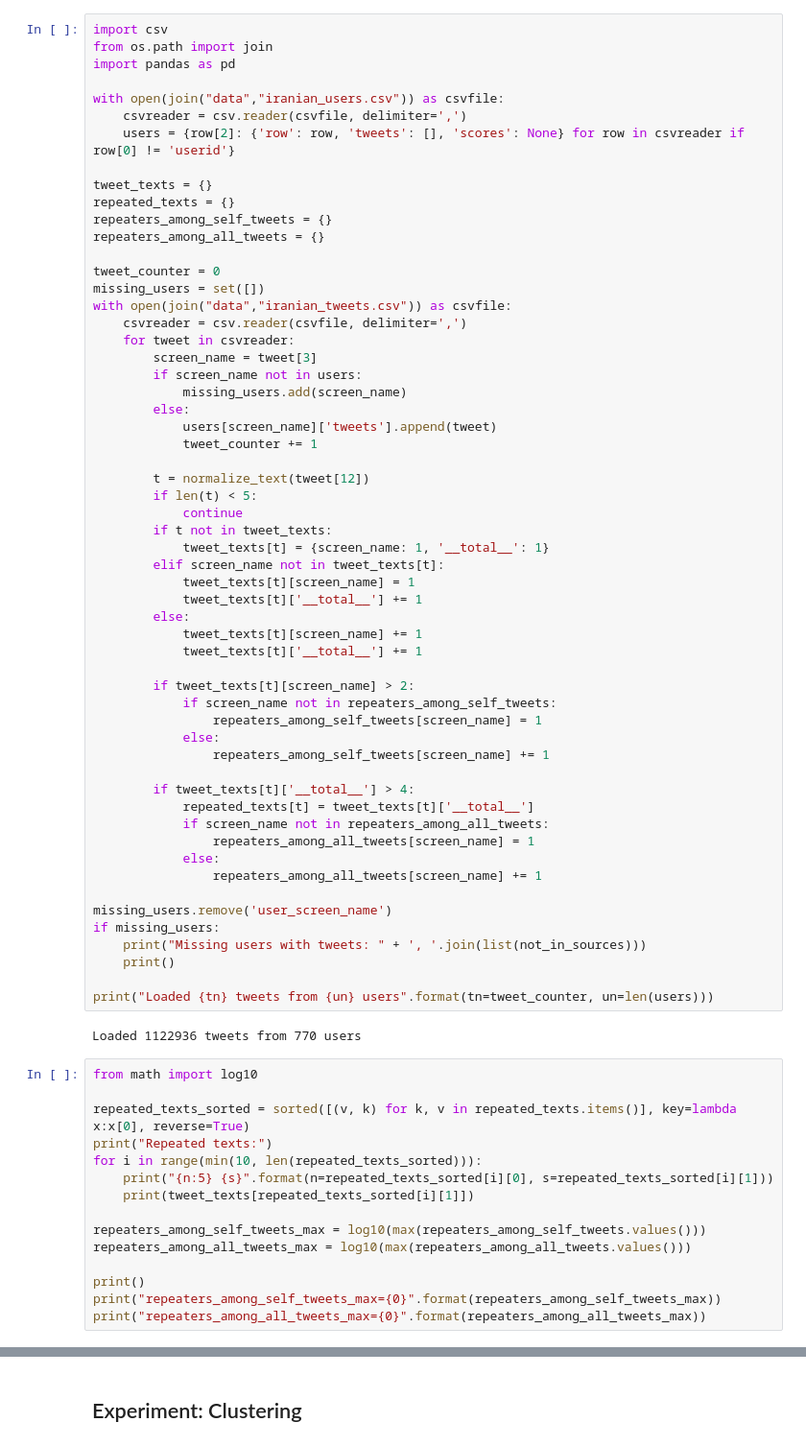
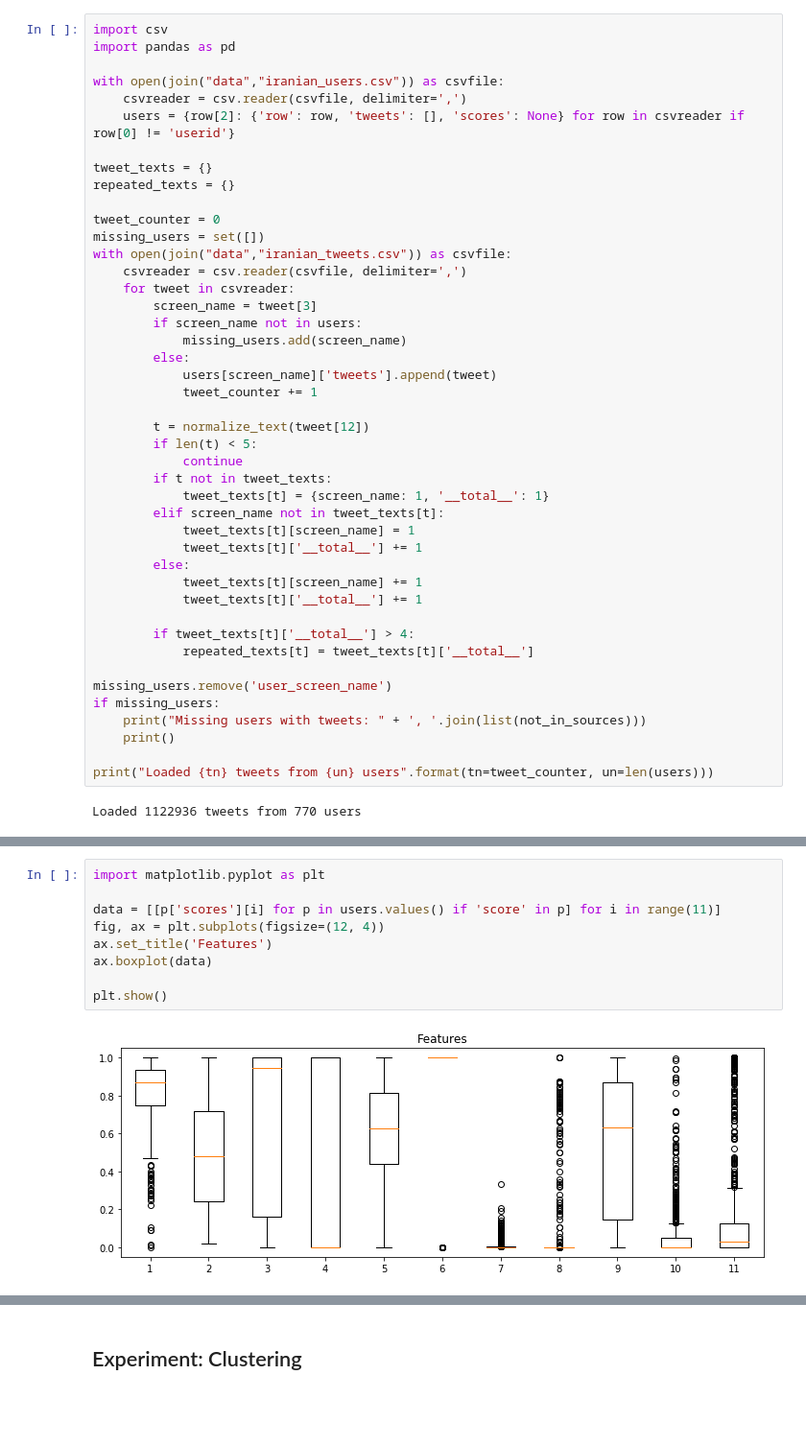
Before and after one commit to remohammadi/DMI-2019, a Jupyter notebook: Operalization.ipynb, the cells around one changed output, grey strips where cells are left out. Shown at 96% size. Saved outputs shown, nothing was run; the diff lists cells and outputs as text; blank space fills up the shorter version.

```diff
--- a/Operalization.ipynb
+++ b/Operalization.ipynb
@@ -55,7 +43,6 @@ DOMAIN_ALIASES = {
 ## Reading the Dataset
 # %%
 import csv
-from os.path import join
 import pandas as pd
 
 with open(join("data","iranian_users.csv")) as csvfile:
@@ -64,8 +51,6 @@ with open(join("data","iranian_users.csv")) as csvfile:
 
 tweet_texts = {}
 repeated_texts = {}
-repeaters_among_self_tweets = {}
-repeaters_among_all_tweets = {}
 
 tweet_counter = 0
 missing_users = set([])
@@ -91,18 +76,8 @@ with open(join("data","iranian_tweets.csv")) as csvfile:
             tweet_texts[t][screen_name] += 1
             tweet_texts[t]['__total__'] += 1
 
-        if tweet_texts[t][screen_name] > 2:
-            if screen_name not in repeaters_among_self_tweets:
-                repeaters_among_self_tweets[screen_name] = 1
-            else:
-                repeaters_among_self_tweets[screen_name] += 1
-
         if tweet_texts[t]['__total__'] > 4:
             repeated_texts[t] = tweet_texts[t]['__total__']
-            if screen_name not in repeaters_among_all_tweets:
-                repeaters_among_all_tweets[screen_name] = 1
-            else:
-                repeaters_among_all_tweets[screen_name] += 1
 
 missing_users.remove('user_screen_name')
 if missing_users:
@@ -112,18 +87,3 @@ if missing_users:
 print("Loaded {tn} tweets from {un} users".format(tn=tweet_counter, un=len(users)))
 # %% [output]
 Loaded 1122936 tweets from 770 users
-# %%
-from math import log10
-
-repeated_texts_sorted = sorted([(v, k) for k, v in repeated_texts.items()], key=lambda x:x[0], reverse=True)
-print("Repeated texts:")
-for i in range(min(10, len(repeated_texts_sorted))):
-    print("{n:5} {s}".format(n=repeated_texts_sorted[i][0], s=repeated_texts_sorted[i][1]))
-    print(tweet_texts[repeated_texts_sorted[i][1]])
-
-repeaters_among_self_tweets_max = log10(max(repeaters_among_self_tweets.values()))
-repeaters_among_all_tweets_max = log10(max(repeaters_among_all_tweets.values()))
-
-print()
-print("repeaters_among_self_tweets_max={0}".format(repeaters_among_self_tweets_max))
-print("repeaters_among_all_tweets_max={0}".format(repeaters_among_all_tweets_max))
@@ -305,0 +316,11 @@ Overall factuality of the links in the tweets:{'HIGH': 143, 'MIXED': 141, '': 95
+# %%
+import matplotlib.pyplot as plt
+
+data = [[p['scores'][i] for p in users.values() if 'score' in p] for i in range(11)]
+fig, ax = plt.subplots(figsize=(12, 4))
+ax.set_title('Features')
+ax.boxplot(data)
+
+plt.show()
+# %% [output]
+[figure, added]
```
Also changed, not shown: parts of 9 cells of this notebook, 2 other files.
